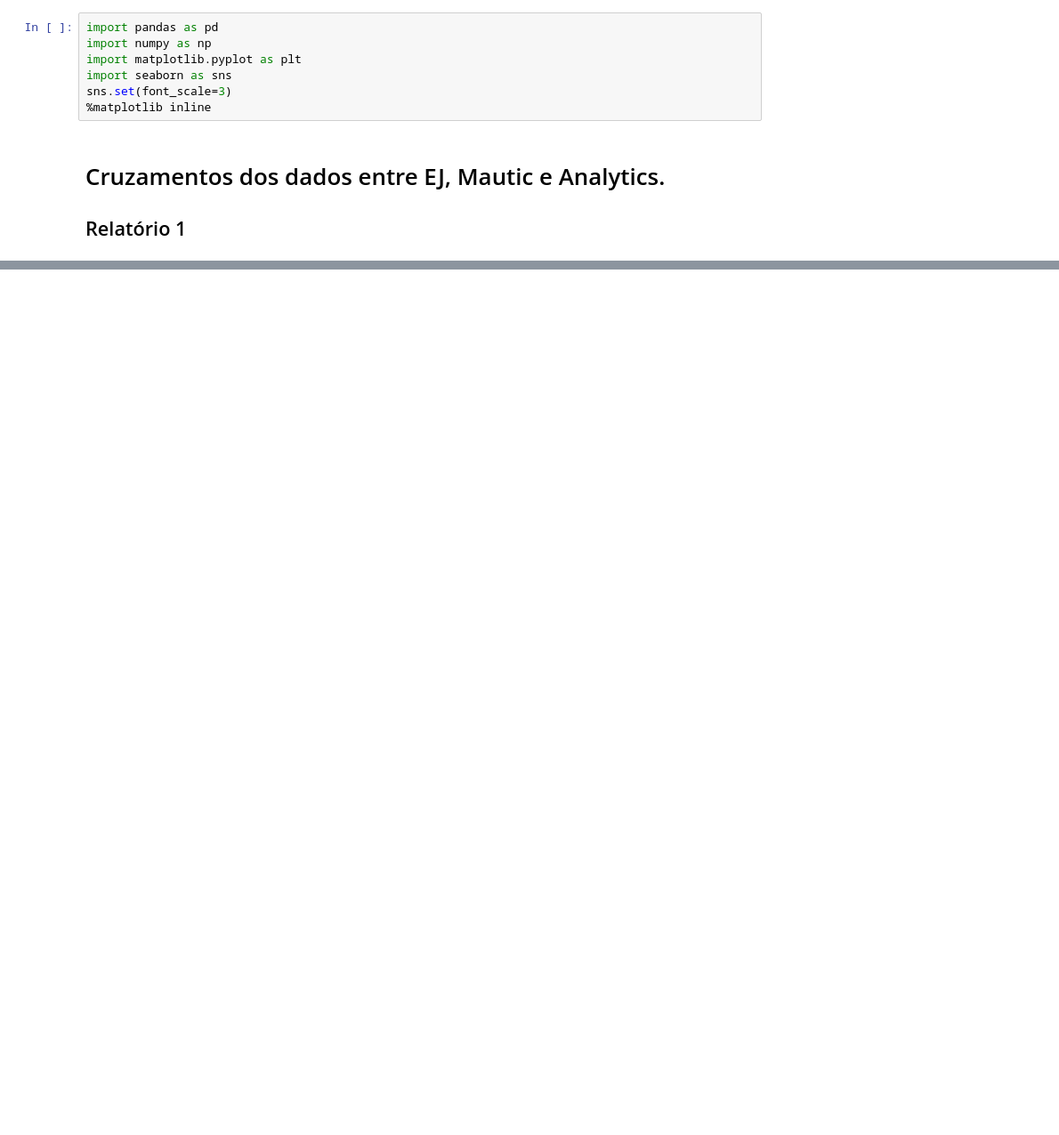
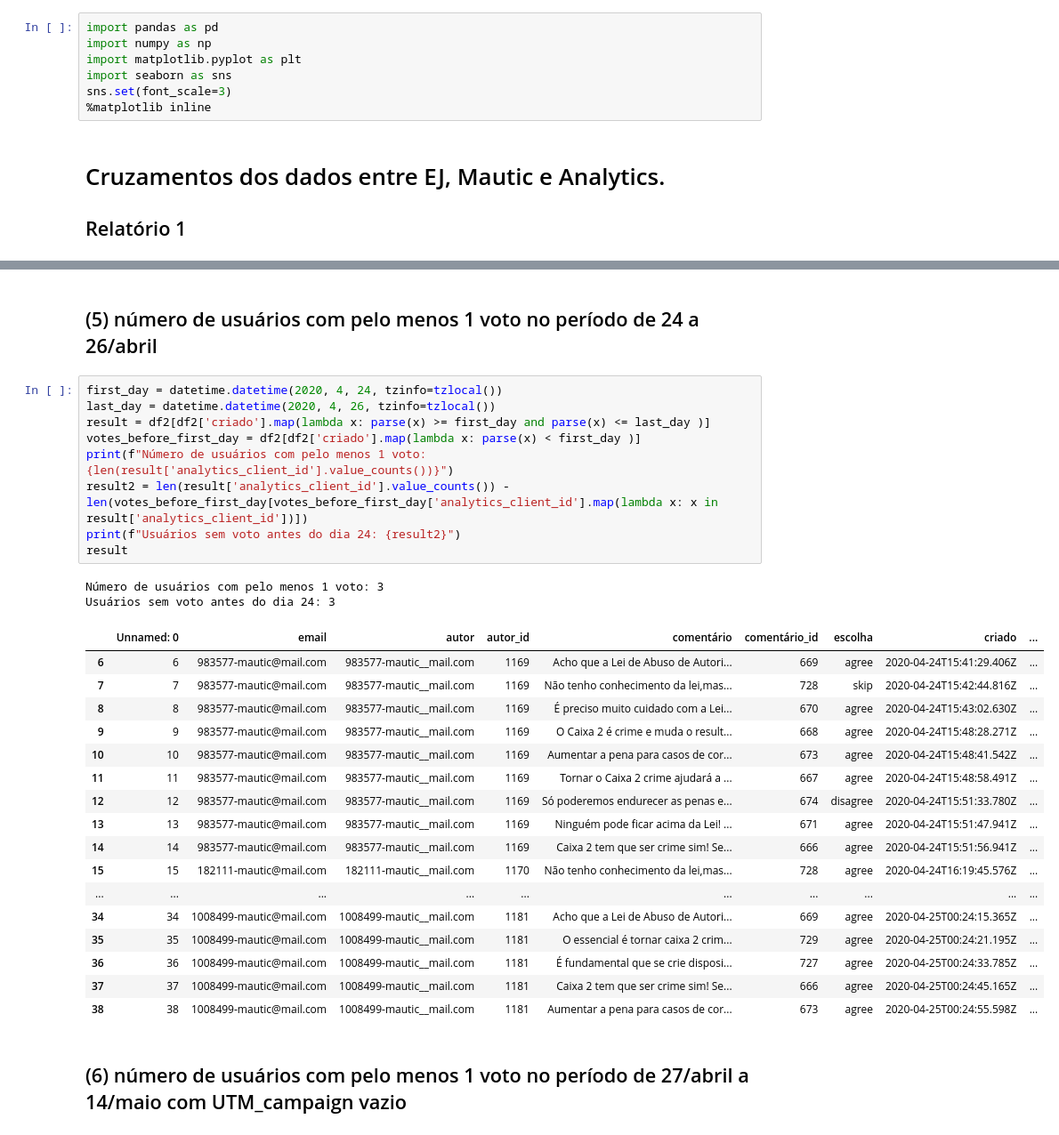
Before and after one commit to cidadedemocratica/airflow, a Jupyter notebook: src/ej/osf.ipynb, the cells around one changed output, grey strips where cells are left out. Shown at 89% size. Cells and saved outputs as stored; diff of their text form; blank space fills up the shorter version.

```diff
--- a/src/ej/osf.ipynb
+++ b/src/ej/osf.ipynb
@@ -61,0 +90,33 @@ most_participation_users.head(10)
+# %% [markdown]
+## (5) número de usuários com pelo menos 1 voto no período de 24 a 26/abril
+# %%
+first_day = datetime.datetime(2020, 4, 24, tzinfo=tzlocal())
+last_day = datetime.datetime(2020, 4, 26, tzinfo=tzlocal())
+result = df2[df2['criado'].map(lambda x: parse(x) >= first_day and parse(x) <= last_day )]
+votes_before_first_day = df2[df2['criado'].map(lambda x: parse(x) < first_day )]
+print(f"Número de usuários com pelo menos 1 voto: {len(result['analytics_client_id'].value_counts())}")
+result2 = len(result['analytics_client_id'].value_counts()) - len(votes_before_first_day[votes_before_first_day['analytics_client_id'].map(lambda x: x in result['analytics_client_id'])])
+print(f"Usuários sem voto antes do dia 24: {result2}")
+result
+# %% [output]
+Número de usuários com pelo menos 1 voto: 3
+Usuários sem voto antes do dia 24: 3
+|  | Unnamed: 0 | email | autor | autor_id | comentário | comentário_id | escolha | criado | ... |
+| 6 | 6 | 983577-mautic@mail.com | 983577-mautic__mail.com | 1169 | Acho que a Lei de Abuso de Autori... | 669 | agree | 2020-04-24T15:41:29.406Z | ... |
+| 7 | 7 | 983577-mautic@mail.com | 983577-mautic__mail.com | 1169 | Não tenho conhecimento da lei,mas... | 728 | skip | 2020-04-24T15:42:44.816Z | ... |
+| 8 | 8 | 983577-mautic@mail.com | 983577-mautic__mail.com | 1169 | É preciso muito cuidado com a Lei... | 670 | agree | 2020-04-24T15:43:02.630Z | ... |
+| 9 | 9 | 983577-mautic@mail.com | 983577-mautic__mail.com | 1169 | O Caixa 2 é crime e muda o result... | 668 | agree | 2020-04-24T15:48:28.271Z | ... |
+| 10 | 10 | 983577-mautic@mail.com | 983577-mautic__mail.com | 1169 | Aumentar a pena para casos de cor... | 673 | agree | 2020-04-24T15:48:41.542Z | ... |
+| 11 | 11 | 983577-mautic@mail.com | 983577-mautic__mail.com | 1169 | Tornar o Caixa 2 crime ajudará a ... | 667 | agree | 2020-04-24T15:48:58.491Z | ... |
+| 12 | 12 | 983577-mautic@mail.com | 983577-mautic__mail.com | 1169 | Só poderemos endurecer as penas e... | 674 | disagree | 2020-04-24T15:51:33.780Z | ... |
+| 13 | 13 | 983577-mautic@mail.com | 983577-mautic__mail.com | 1169 | Ninguém pode ficar acima da Lei! ... | 671 | agree | 2020-04-24T15:51:47.941Z | ... |
+| 14 | 14 | 983577-mautic@mail.com | 983577-mautic__mail.com | 1169 | Caixa 2 tem que ser crime sim! Se... | 666 | agree | 2020-04-24T15:51:56.941Z | ... |
+| 15 | 15 | 182111-mautic@mail.com | 182111-mautic__mail.com | 1170 | Não tenho conhecimento da lei,mas... | 728 | agree | 2020-04-24T16:19:45.576Z | ... |
+| ... | ... | ... | ... | ... | ... | ... | ... | ... | ... |
+| 34 | 34 | 1008499-mautic@mail.com | 1008499-mautic__mail.com | 1181 | Acho que a Lei de Abuso de Autori... | 669 | agree | 2020-04-25T00:24:15.365Z | ... |
+| 35 | 35 | 1008499-mautic@mail.com | 1008499-mautic__mail.com | 1181 | O essencial é tornar caixa 2 crim... | 729 | agree | 2020-04-25T00:24:21.195Z | ... |
+| 36 | 36 | 1008499-mautic@mail.com | 1008499-mautic__mail.com | 1181 | É fundamental que se crie disposi... | 727 | agree | 2020-04-25T00:24:33.785Z | ... |
+| 37 | 37 | 1008499-mautic@mail.com | 1008499-mautic__mail.com | 1181 | Caixa 2 tem que ser crime sim! Se... | 666 | agree | 2020-04-25T00:24:45.165Z | ... |
+| 38 | 38 | 1008499-mautic@mail.com | 1008499-mautic__mail.com | 1181 | Aumentar a pena para casos de cor... | 673 | agree | 2020-04-25T00:24:55.598Z | ... |
+# %% [markdown]
+## (6) número de usuários com pelo menos 1 voto no período de 27/abril a 14/maio com UTM_campaign vazio
```
Also changed, not shown: parts of 19 cells of this notebook, 6 other files.
